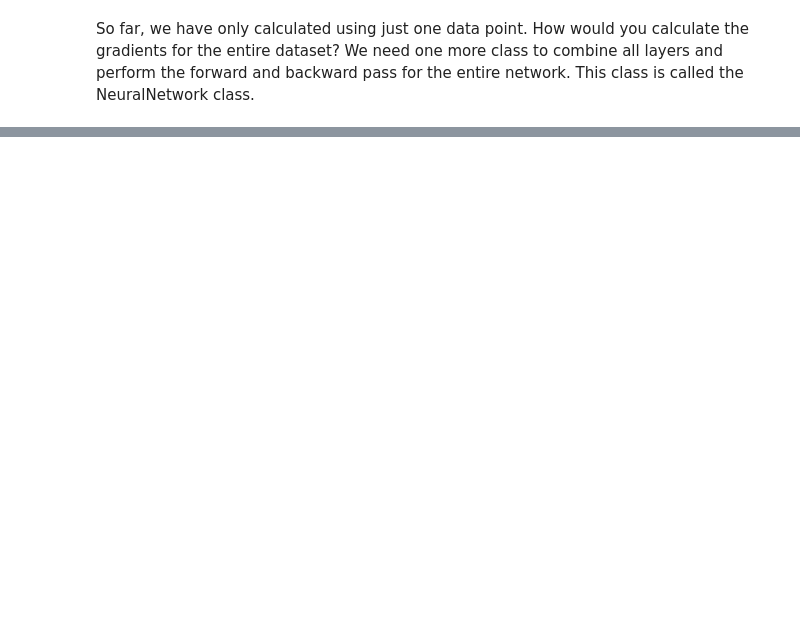
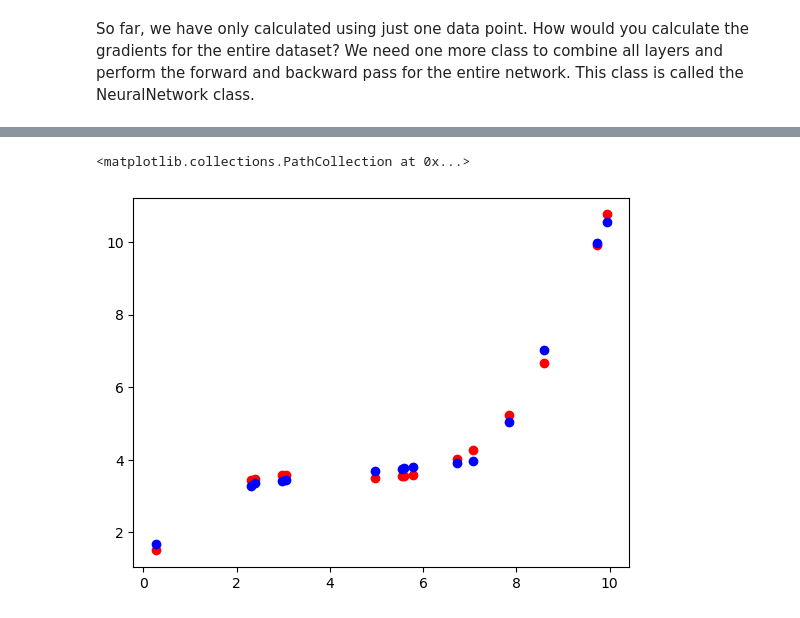
Before and after one commit to cryoTUD/ai4nanobiology, a Jupyter notebook: week_1/2_basics_nn.ipynb, the cells around one changed output, grey strips where cells are left out. Drawn from its saved outputs; the diff is of its cells as text; code cells hidden in the pictures; blank space fills up the shorter version.

```diff
--- a/week_1/2_basics_nn.ipynb
+++ b/week_1/2_basics_nn.ipynb
@@ -1060,2 +1070,13 @@ plt.yscale("log")
+# %%
+y_prediction_from_sample = []
+for x in x_sample_standardized:
+    input_vector = np.array([x])
+    predicted_output = my_neural_network.forward(input_vector)
+    y_prediction_from_sample.append(predicted_output[0] * y_sample_std + y_sample_mean) # de-standardize the predicted output
+plt.scatter(x_sample, y_sample, color="red", label="Sampled Data")
+plt.scatter(x_sample, y_prediction_from_sample, color="blue", label="Predictions from Sampled Data")
+# %% [output]
+<matplotlib.collections.PathCollection at 0x...>
+[figure, added]
 # %%
 # Plot the predictions vs true values after training
```
Also changed, not shown: parts of 20 cells of this notebook.
